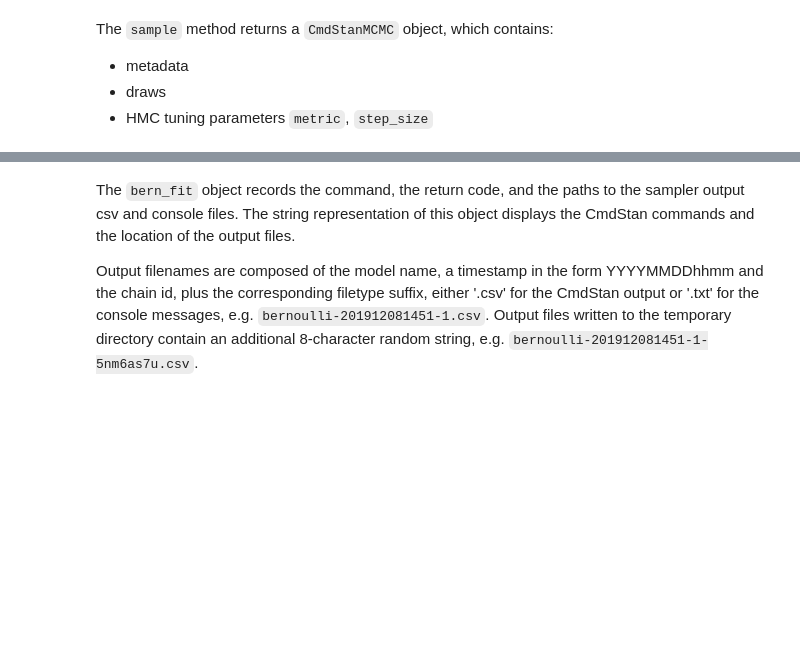
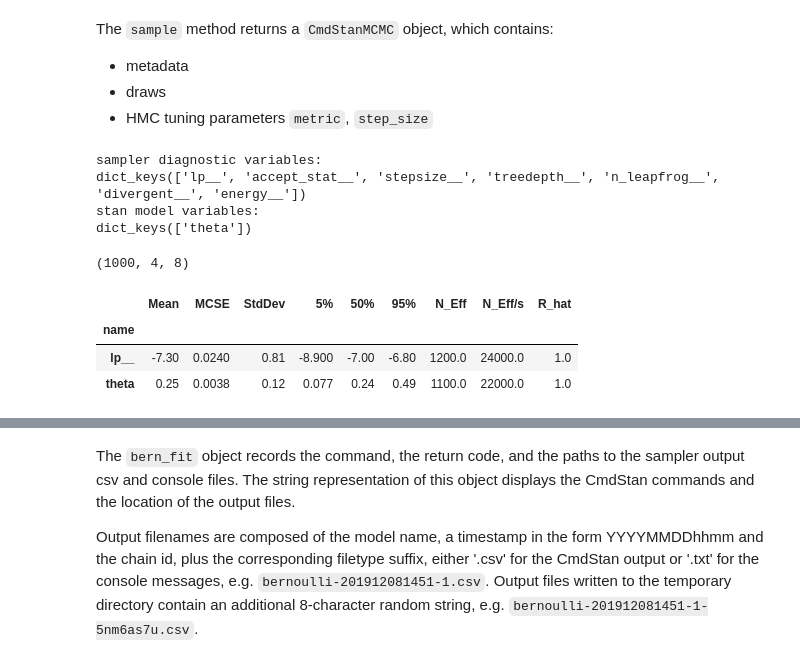
Before and after one commit to stan-dev/cmdstanpy, a Jupyter notebook: docsrc/notebooks/MCMC Sampling.ipynb, the cells around one changed output, grey strips where cells are left out. Drawn from its saved outputs; the diff is of its cells as text; code cells hidden in the pictures; blank space fills up the shorter version.

```diff
--- a/docsrc/notebooks/MCMC Sampling.ipynb
+++ b/docsrc/notebooks/MCMC Sampling.ipynb
@@ -50,8 +62,18 @@ The `sample` method returns a `CmdStanMCMC` object, which contains:
 - draws
 - HMC tuning parameters `metric`, `step_size`
 # %%
-print('sampler diagnostic variables:\n{}'.format(bern_fit.sampler_vars_cols.keys()))
-print('stan model variables:\n{}'.format(bern_fit.stan_vars_cols.keys()))
+print('sampler diagnostic variables:\n{}'.format(bern_fit.metadata.method_vars_cols.keys()))
+print('stan model variables:\n{}'.format(bern_fit.metadata.stan_vars_cols.keys()))
+# %% [output]
+sampler diagnostic variables:
+dict_keys(['lp__', 'accept_stat__', 'stepsize__', 'treedepth__', 'n_leapfrog__', 'divergent__', 'energy__'])
+stan model variables:
+dict_keys(['theta'])
 # %%
-bern_fit.draws().shape
 bern_fit.summary()
+# %% [output]
+(1000, 4, 8)
+|  | Mean | MCSE | StdDev | 5% | 50% | 95% | N_Eff | N_Eff/s | R_hat |
+| name |  |  |  |  |  |  |  |  |  |
+| lp__ | -7.30 | 0.0240 | 0.81 | -8.900 | -7.00 | -6.80 | 1200.0 | 24000.0 | 1.0 |
+| theta | 0.25 | 0.0038 | 0.12 | 0.077 | 0.24 | 0.49 | 1100.0 | 22000.0 | 1.0 |
```
Also changed, not shown: parts of 10 cells of this notebook, 8 other files.
